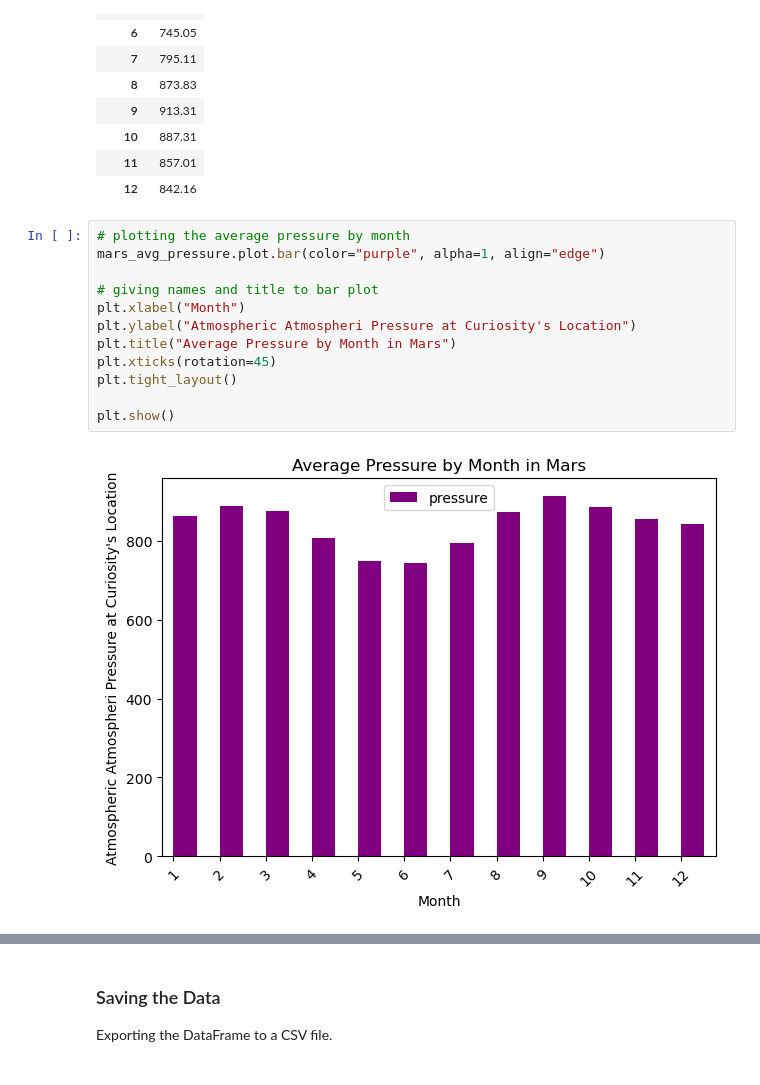
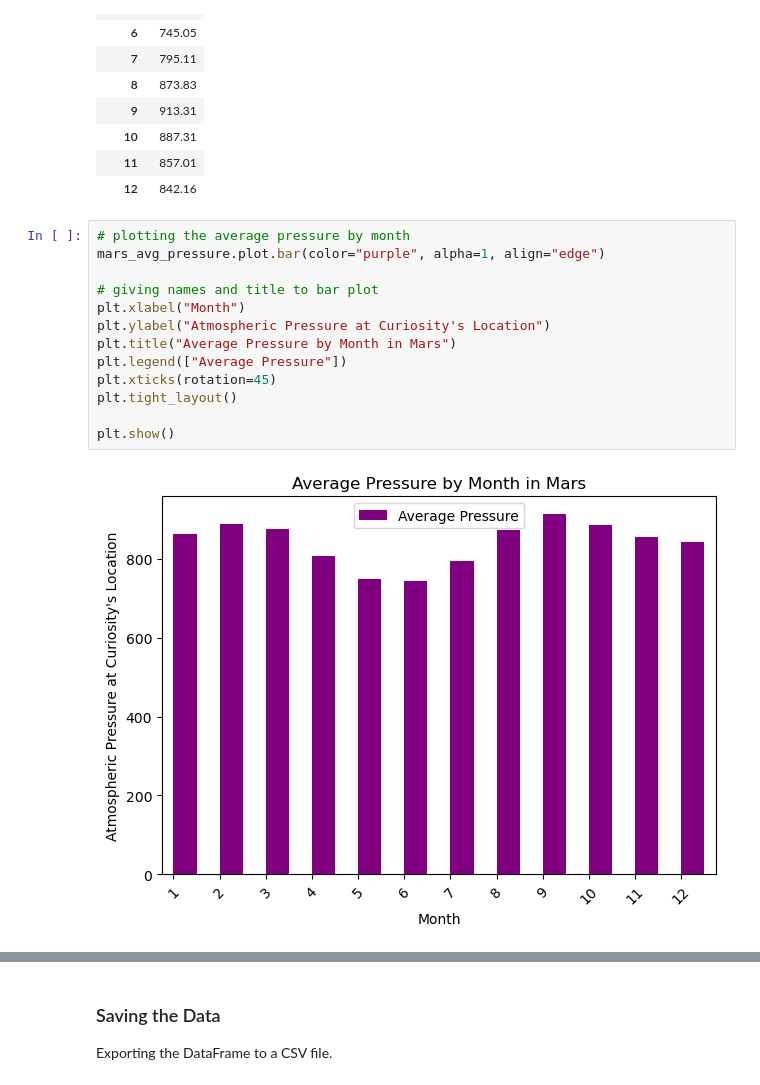
Before and after one commit to YargKlnc/Mars-Weather-News, a Jupyter notebook: part_2_mars_weather.ipynb, the cells around one changed output, grey strips where cells are left out. Cells and saved outputs as stored; diff of their text form.

```diff
--- a/part_2_mars_weather.ipynb
+++ b/part_2_mars_weather.ipynb
@@ -252,14 +252,15 @@ mars_avg_pressure
 # %%
 # plotting the average pressure by month
 mars_avg_pressure.plot.bar(color="purple", alpha=1, align="edge")
 
 # giving names and title to bar plot
 plt.xlabel("Month")
-plt.ylabel("Atmospheric Atmospheri Pressure at Curiosity's Location")
+plt.ylabel("Atmospheric Pressure at Curiosity's Location")
 plt.title("Average Pressure by Month in Mars")
+plt.legend(["Average Pressure"])
 plt.xticks(rotation=45)
 plt.tight_layout()
 
 plt.show()
 # %% [output]
-[figure, old version]
+[figure, new version]
```
Also changed, not shown: parts of 8 cells of this notebook.
